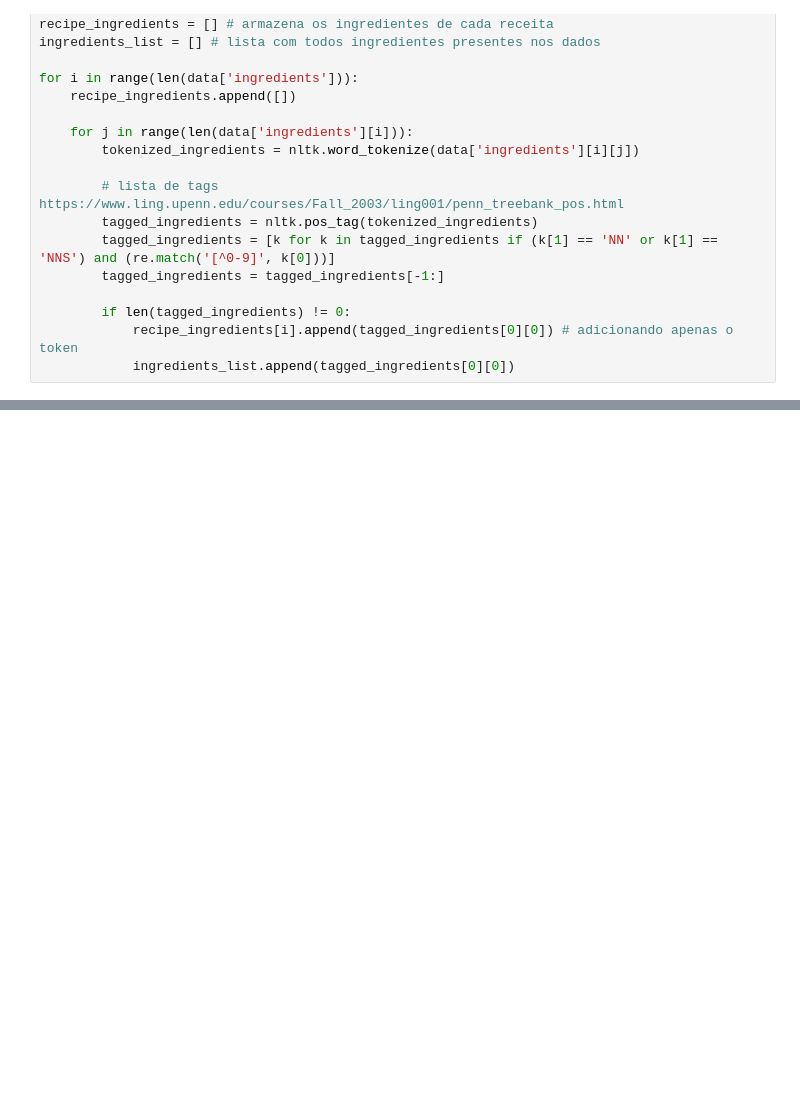
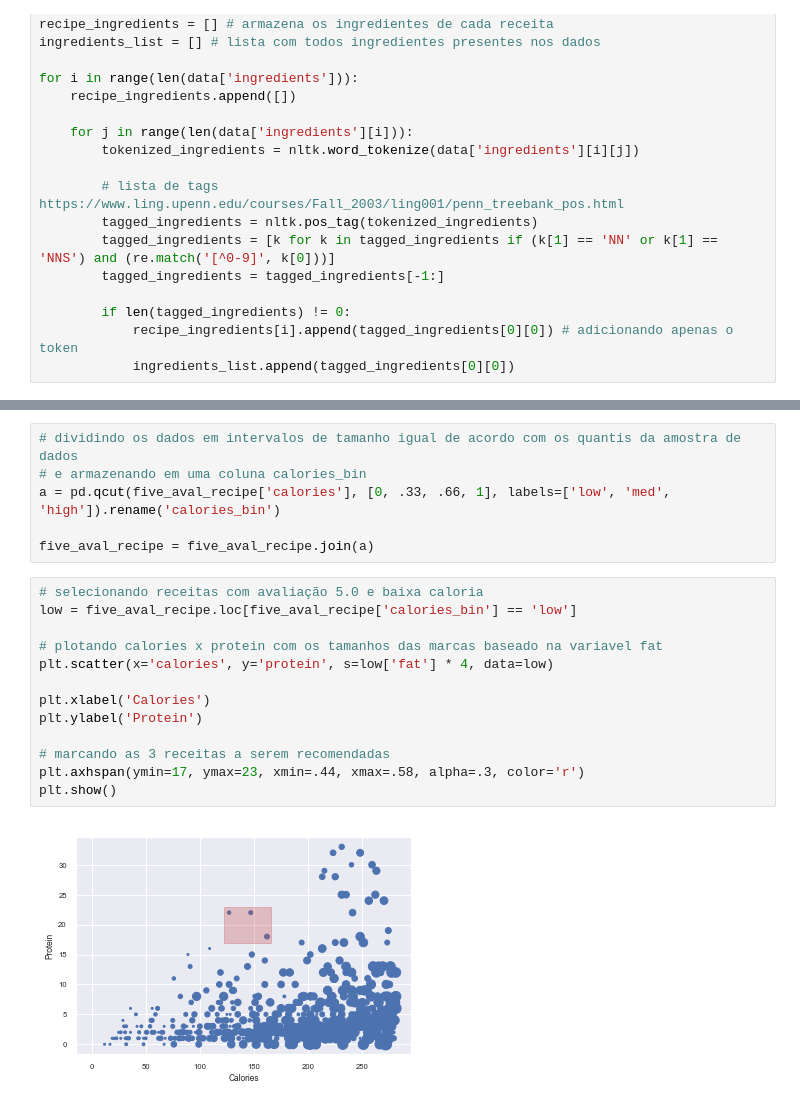
Before and after one commit to raphalencar/epicurious_data_analysis, a Jupyter notebook: Epicurious Data Analysis.ipynb, the cells around one changed output, grey strips where cells are left out. Saved outputs shown, nothing was run; the diff lists cells and outputs as text; blank space fills up the shorter version.

```diff
--- a/Epicurious Data Analysis.ipynb
+++ b/Epicurious Data Analysis.ipynb
@@ -633,0 +645,21 @@ Era de se esperar que sal e açucar fossem os ingredientes mais utilizados.
+# %%
+# dividindo os dados em intervalos de tamanho igual de acordo com os quantis da amostra de dados
+# e armazenando em uma coluna calories_bin
+a = pd.qcut(five_aval_recipe['calories'], [0, .33, .66, 1], labels=['low', 'med', 'high']).rename('calories_bin')
+
+five_aval_recipe = five_aval_recipe.join(a)
+# %%
+# selecionando receitas com avaliação 5.0 e baixa caloria
+low = five_aval_recipe.loc[five_aval_recipe['calories_bin'] == 'low']
+
+# plotando calories x protein com os tamanhos das marcas baseado na variavel fat
+plt.scatter(x='calories', y='protein', s=low['fat'] * 4, data=low)
+
+plt.xlabel('Calories')
+plt.ylabel('Protein')
+
+# marcando as 3 receitas a serem recomendadas
+plt.axhspan(ymin=17, ymax=23, xmin=.44, xmax=.58, alpha=.3, color='r')
+plt.show()
+# %% [output]
+[figure, added]
```
Also changed, not shown: parts of 46 cells of this notebook.
